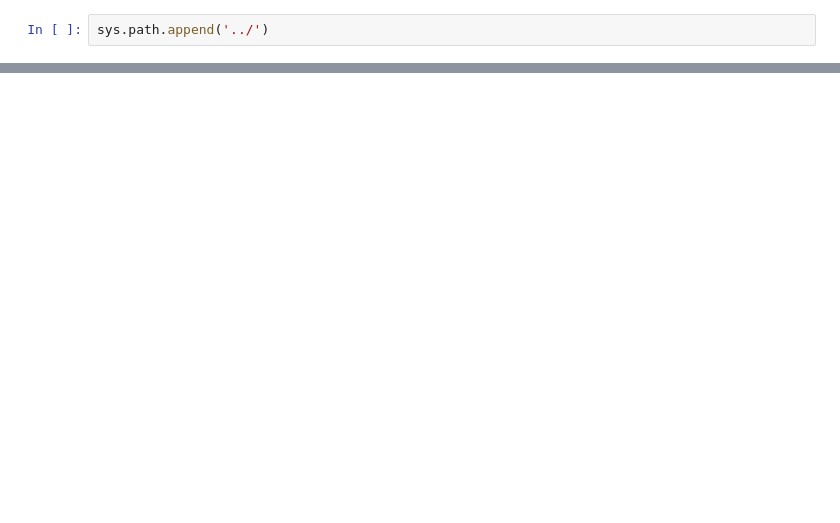
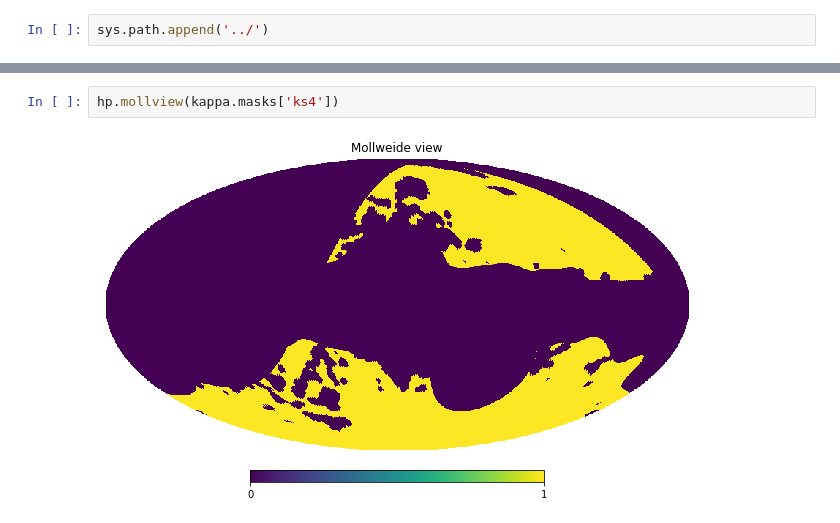
Before and after one commit to litebird/LBxS4, a Jupyter notebook: Notebooks/coadd.ipynb, the cells around one changed output, grey strips where cells are left out. Cells and saved outputs as stored; diff of their text form; blank space fills up the shorter version.

```diff
--- a/Notebooks/coadd.ipynb
+++ b/Notebooks/coadd.ipynb
@@ -39,0 +78,4 @@ np.sqrt(3145728)
+# %%
+hp.mollview(kappa.masks['ks4'])
+# %% [output]
+[figure, added]
```
Also changed, not shown: parts of 27 cells of this notebook, 6 other files.
